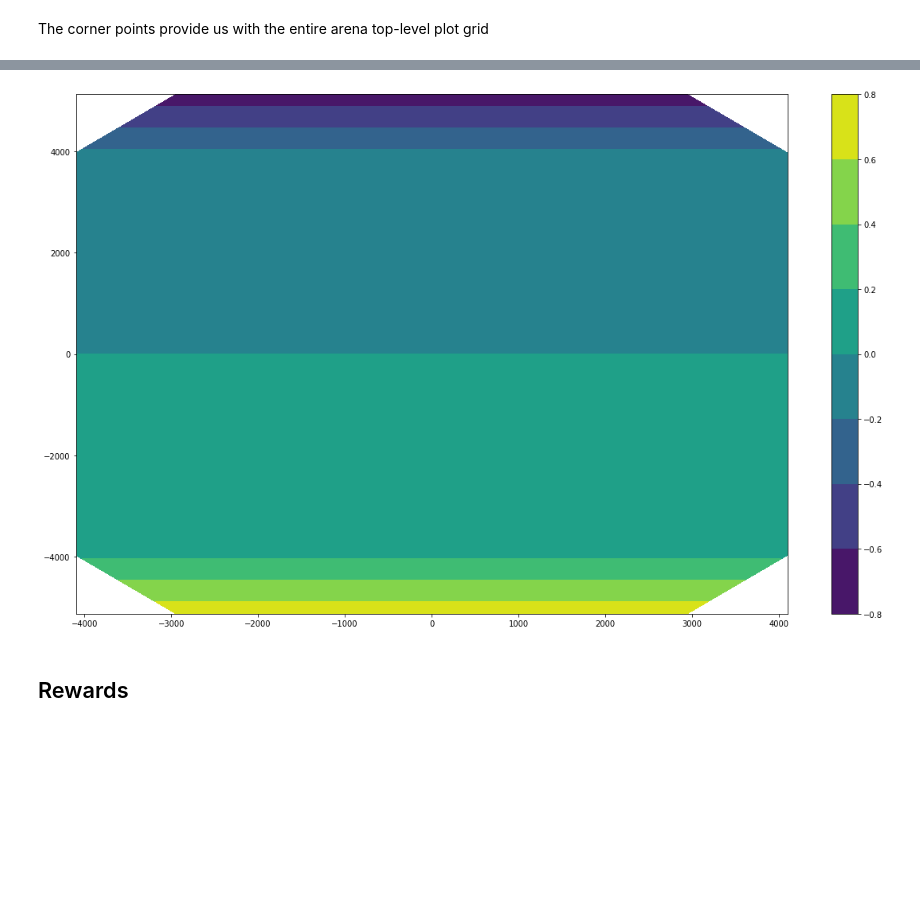
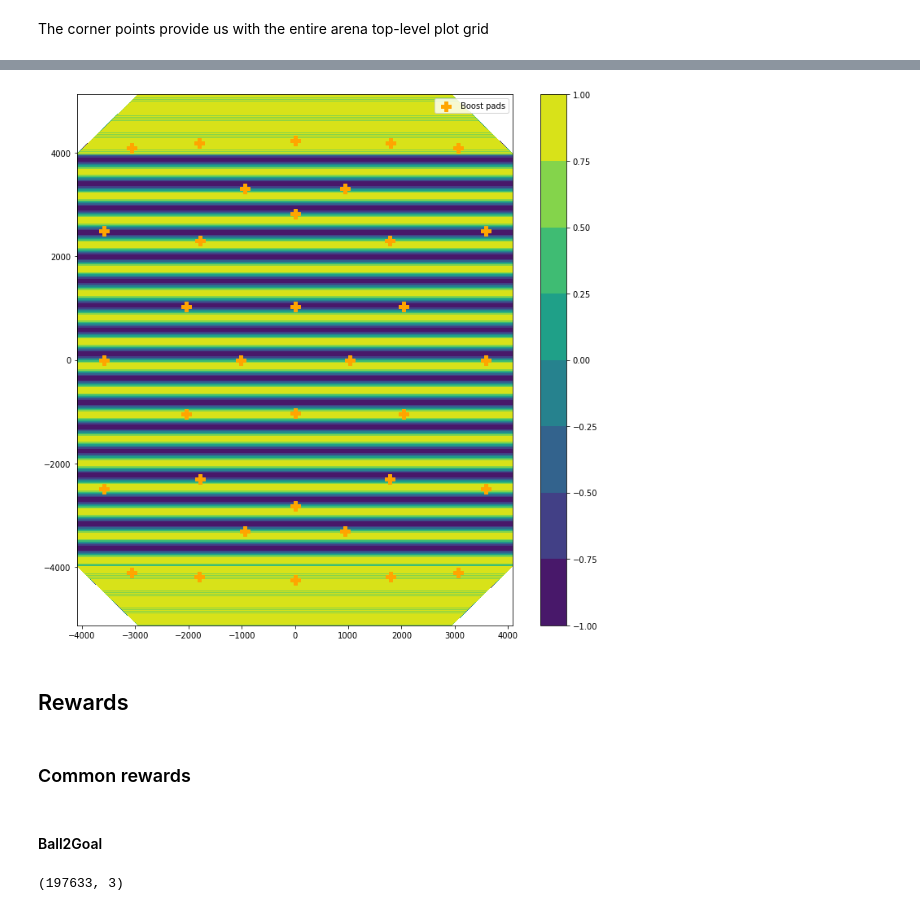
Before and after one commit to Enkhai/lucy-utils, a Jupyter notebook: examples/16_reward_shaping/analysis.ipynb, the cells around one changed output, grey strips where cells are left out. Saved outputs shown, nothing was run; the diff lists cells and outputs as text; code cells hidden in the pictures; blank space fills up the shorter version.

Commit message:
Worked on reward shaping analysis

```diff
--- a/examples/16_reward_shaping/analysis.ipynb
+++ b/examples/16_reward_shaping/analysis.ipynb
@@ -48,0 +44,3 @@ print(triang.triangles)
+# %%
+arena = make_arena()
+print(arena.triangles)
@@ -49,12 +55,29 @@ print(triang.triangles)
+# %%
+boost_locations = np.array(common_values.BOOST_LOCATIONS)
+# %%
+def arena_contour(z, figsize=(12, 12), boost_pad_size=128):
+    plt.figure(figsize=figsize)
+    arena_plot = plt.tricontourf(arena, z)
+    plt.scatter(boost_locations[:, 0], boost_locations[:, 1], c="orange", marker="P", s=boost_pad_size,
+                label="Boost pads")
+    plt.legend()
+    plt.colorbar(arena_plot)
+    plt.show()
 # %%
 # right is orange goal, left is blue goal
-z_dummy = np.sin(y)
-
-plt.figure(figsize=(20, 12))
-contour_plot = plt.tricontourf(triang, z_dummy)
-plt.colorbar(contour_plot)
-plt.show()
+z_dummy = np.sin(arena.y)
+arena_contour(z_dummy)
 # %% [output]
-[figure, old version]
+[figure, new version]
 # %% [markdown]
 ## Rewards
+# %% [markdown]
+### Common rewards
+# %% [markdown]
+#### Ball2Goal
+# %%
+ball_positions = np.stack([arena.x, arena.y], -1)
+ball_positions = np.append(ball_positions, np.ones((ball_positions.shape[0], 1)) * 300, -1)
+ball_positions.shape
+# %% [output]
+(197633, 3)
```
Also changed, not shown: parts of 16 cells of this notebook, 22 other files.
